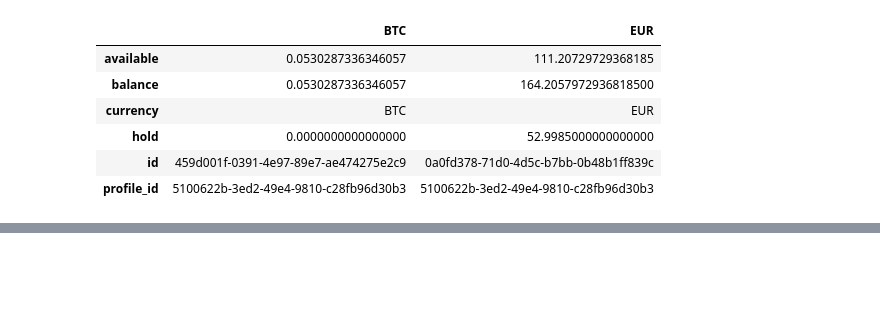
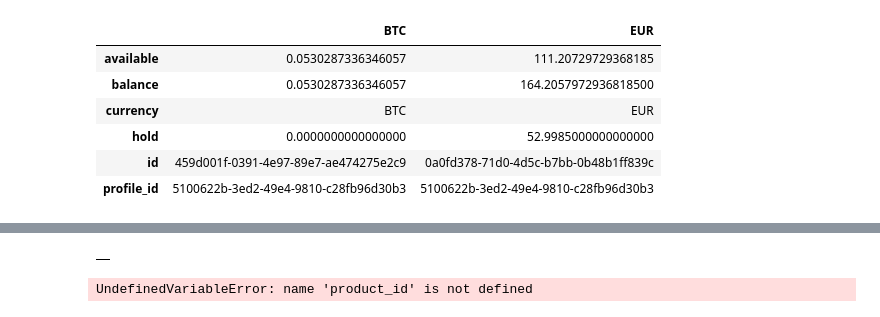
Before and after one commit to jclasul/secret, a Jupyter notebook: dax/src/Untitled.ipynb, the cells around one changed output, grey strips where cells are left out. Cells and saved outputs as stored; diff of their text form; code cells hidden in the pictures; blank space fills up the shorter version.

```diff
--- a/dax/src/Untitled.ipynb
+++ b/dax/src/Untitled.ipynb
@@ -308,2 +348,12 @@ dfs[(dfs['created_at'] < pd.to_datetime(time.time()-1000,unit='s'))==True]
+# %%
+openorders = client.get_orders()[0]
+# %%
+df_openorders = pd.DataFrame(openorders)
+df_openorders
+# %% [output]
+|  |
 # %%
 df_openorders = pd.DataFrame(openorders).query('product_id == "BTC-EUR"')
+df_openorders
+# %% [output]
+UndefinedVariableError: name 'product_id' is not defined
```
Also changed, not shown: parts of 24 cells of this notebook, 3 other files.
